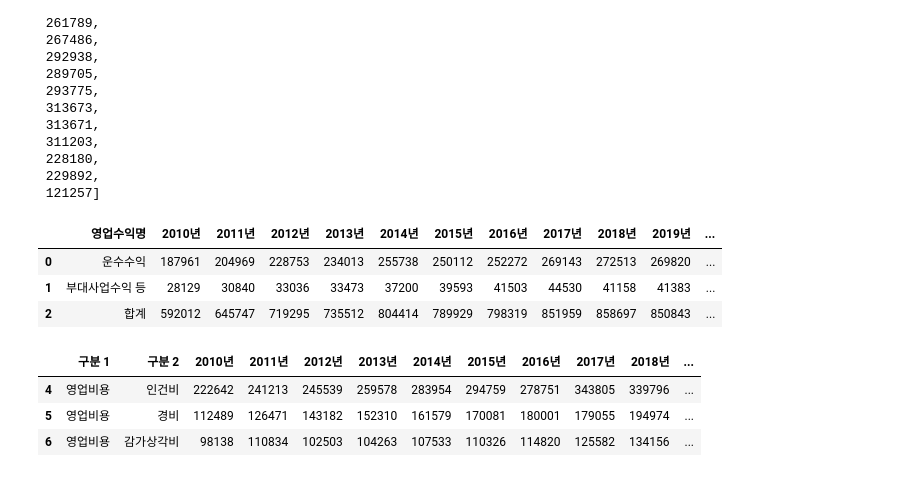
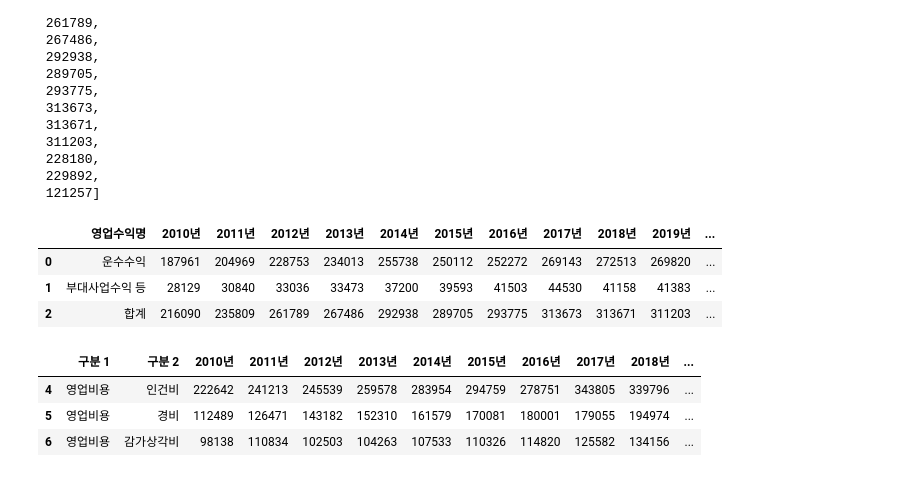
Before and after one commit to Busan-Bigdata-analysis/storage, a Jupyter notebook: eda/loss.ipynb, the cells around one changed output. Saved outputs shown, nothing was run; the diff lists cells and outputs as text; code cells hidden in the pictures.

```diff
--- a/eda/loss.ipynb
+++ b/eda/loss.ipynb
@@ -66,15 +66,15 @@ list(operating_revenue.sum())
  229892,
  121257]
 # %%
-operating_revenue = operating_revenue.append({"영업수익명": "합계","2010년": 592012, "2011년": 645747, "2012년": 719295,
-                        "2013년": 735512, "2014년": 804414, "2015년": 789929, "2016년": 798319, "2017년": 851959,
-                        "2018년": 858697, "2019년": 850843, "2020년":610242, "2021년": 619566, "2022년 반기": 328773},ignore_index=True)
+operating_revenue = operating_revenue.append({"영업수익명": "합계","2010년": 216090, "2011년": 235809, "2012년": 261789,
+                        "2013년": 267486, "2014년": 292938, "2015년": 289705, "2016년": 293775, "2017년": 313673,
+                        "2018년": 313671, "2019년": 311203, "2020년":228180, "2021년": 229892, "2022년 반기": 121257},ignore_index=True)
 operating_revenue
 # %% [output]
 |  | 영업수익명 | 2010년 | 2011년 | 2012년 | 2013년 | 2014년 | 2015년 | 2016년 | 2017년 | 2018년 | 2019년 | ... |
 | 0 | 운수수익 | 187961 | 204969 | 228753 | 234013 | 255738 | 250112 | 252272 | 269143 | 272513 | 269820 | ... |
 | 1 | 부대사업수익 등 | 28129 | 30840 | 33036 | 33473 | 37200 | 39593 | 41503 | 44530 | 41158 | 41383 | ... |
-| 2 | 합계 | 592012 | 645747 | 719295 | 735512 | 804414 | 789929 | 798319 | 851959 | 858697 | 850843 | ... |
+| 2 | 합계 | 216090 | 235809 | 261789 | 267486 | 292938 | 289705 | 293775 | 313673 | 313671 | 311203 | ... |
 # %%
 # 영업비용 테이블
 operating_cost = data.iloc[4:7]
```
Also changed, not shown: parts of 9 cells of this notebook.
